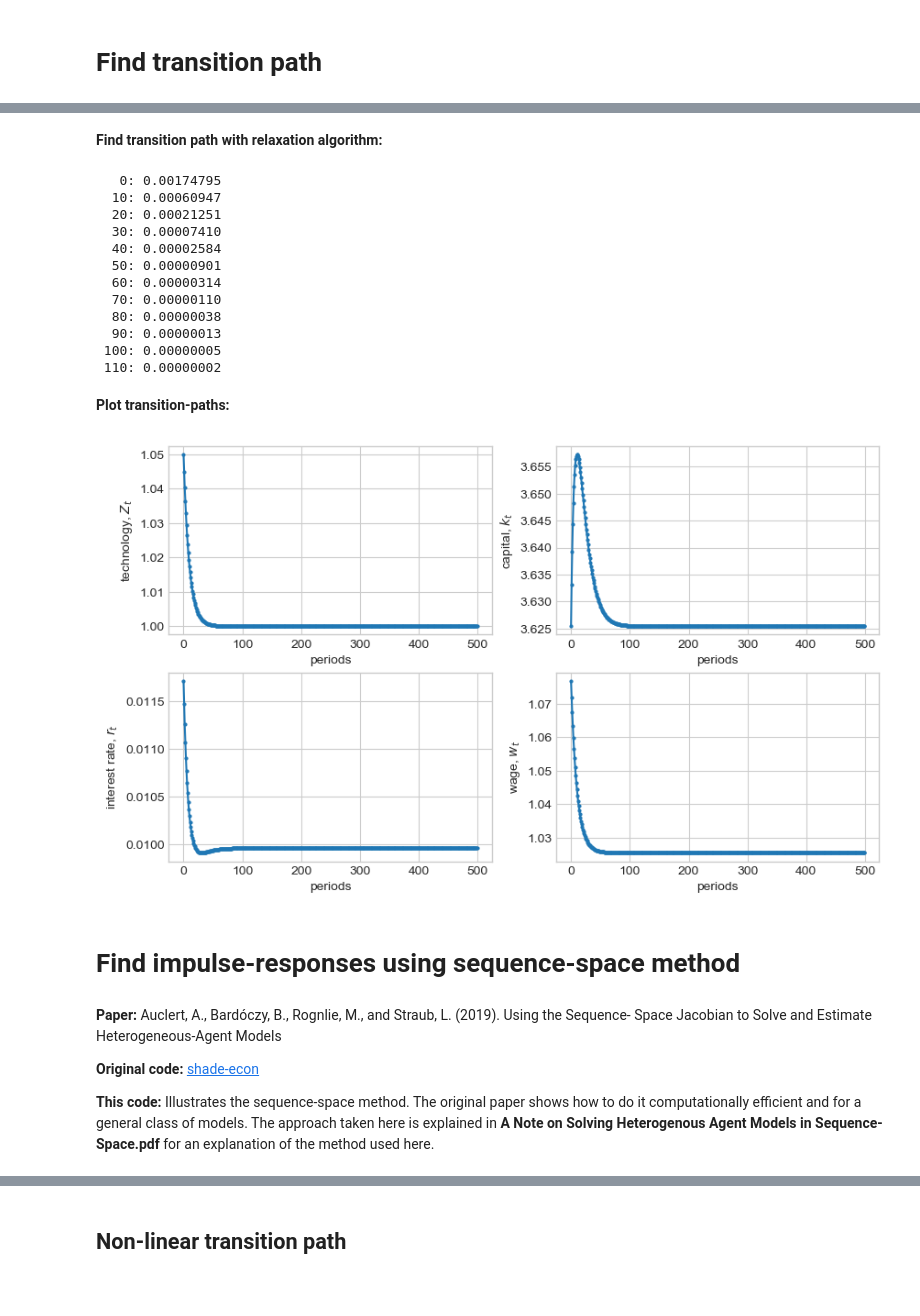
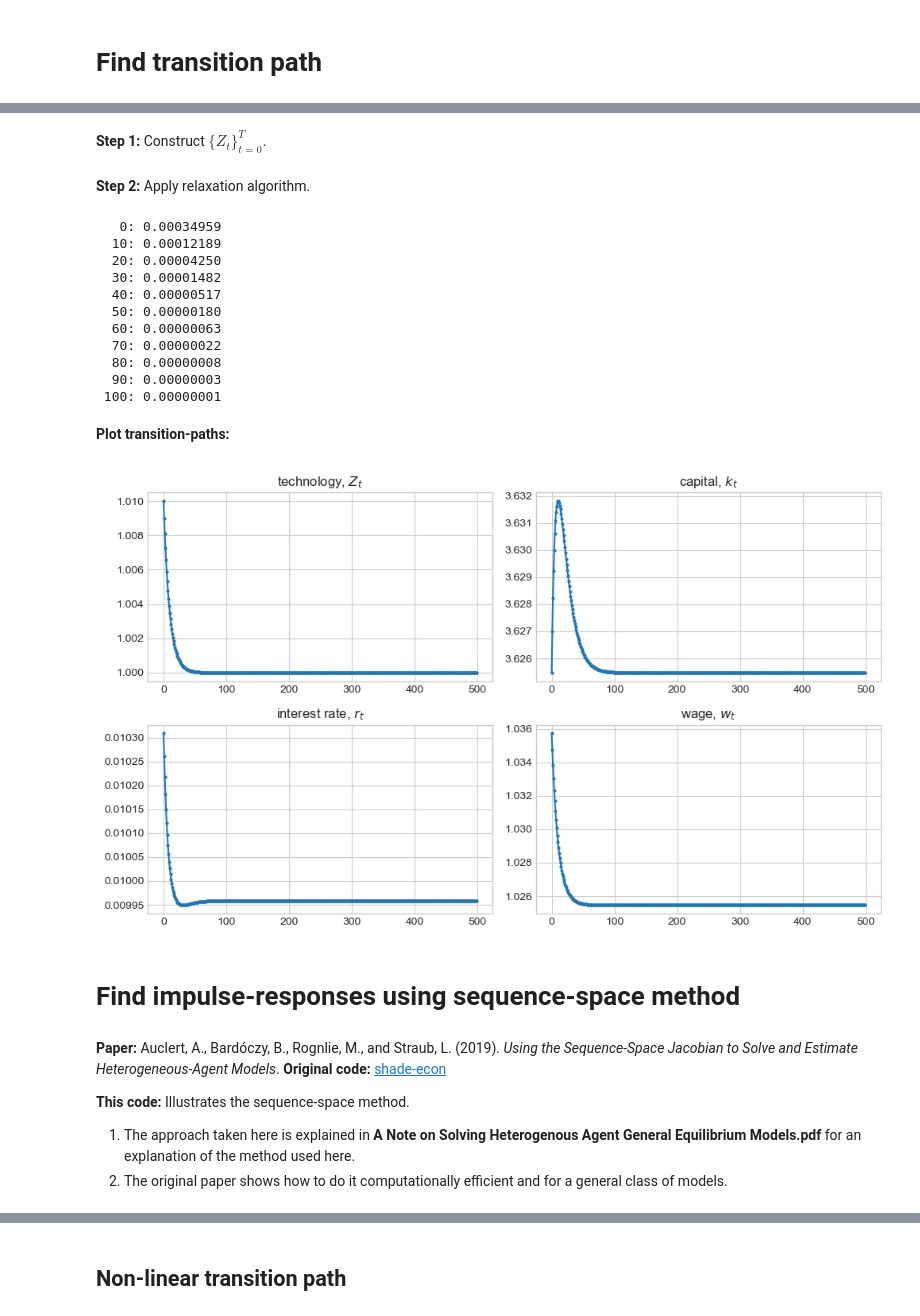
Before and after one commit to NumEconCopenhagen/ConsumptionSavingNotebooks, a Jupyter notebook: DynamicProgramming/05. General Equilibrium.ipynb, the cells around one changed output, grey strips where cells are left out. Saved outputs shown, nothing was run; the diff lists cells and outputs as text; code cells hidden in the pictures; blank space fills up the shorter version.

Commit message:
Update of general equilibrium and misc

```diff
--- a/DynamicProgramming/05. General Equilibrium.ipynb
+++ b/DynamicProgramming/05. General Equilibrium.ipynb
@@ -209,13 +209,15 @@ if DO_VARY_SIGMA_E:
 # %%
-shock = 1.05
-persistence = 0.9
+shock = 1.01
+persistence = 0.90
+# %% [markdown]
+**Step 1:** Construct $\{Z_t\}_{t=0}^{T}$.
 # %%
 path_Z = np.ones(par.path_T)
 path_Z[0] = shock*par.Z
 for t in range(1,par.path_T):
     path_Z[t] = persistence*path_Z[t-1] + (1-persistence)*par.Z
 # %% [markdown]
-**Find transition path with relaxation algorithm:**
+**Step 2:** Apply relaxation algorithm.
 # %%
 # a. allocate
 path_r = np.repeat(model.par.r_ss,par.path_T) # use steady state as initial guess
@@ -233,7 +235,7 @@ path_K[0] = np.sum(model.sim.D*model.sol.a) # capital is pre-determined
 while True:
 
     # i. solve and simulate
-    model.solve_household_path(path_r)
+    model.solve_household_path(path_r) # automatic update of path_w
     model.simulate_household_path()
 
     # ii. implied prices
@@ -257,51 +259,48 @@ while True:
 for t in range(par.path_T):
     path_w[t] = model.implied_w(path_r[t],path_Z[t])
 # %% [output]
-   0: 0.00174795
-  10: 0.00060947
-  20: 0.00021251
-  30: 0.00007410
-  40: 0.00002584
-  50: 0.00000901
-  60: 0.00000314
-  70: 0.00000110
-  80: 0.00000038
-  90: 0.00000013
- 100: 0.00000005
- 110: 0.00000002
+   0: 0.00034959
+  10: 0.00012189
+  20: 0.00004250
+  30: 0.00001482
+  40: 0.00000517
+  50: 0.00000180
+  60: 0.00000063
+  70: 0.00000022
+  80: 0.00000008
+  90: 0.00000003
+ 100: 0.00000001
 # %% [markdown]
 **Plot transition-paths:**
 # %%
 fig = plt.figure(figsize=(10,6),dpi=100)
 
 ax = fig.add_subplot(2,2,1)
 ax.plot(np.arange(par.path_T),path_Z,'-o',ms=2)
-ax.set_xlabel('periods')
-ax.set_ylabel('technology, $Z_t$');
+ax.set_title('technology, $Z_t$');
 
 ax = fig.add_subplot(2,2,2)
 ax.plot(np.arange(par.path_T),path_K,'-o',ms=2)
-ax.set_xlabel('periods')
-ax.set_ylabel('capital, $k_t$');
+ax.set_title('capital, $k_t$');
 
 ax = fig.add_subplot(2,2,3)
 ax.plot(np.arange(par.path_T),path_r,'-o',ms=2)
-ax.set_xlabel('periods')
-ax.set_ylabel('interest rate, $r_t$');
+ax.set_title('interest rate, $r_t$');
 
 ax = fig.add_subplot(2,2,4)
 ax.plot(np.arange(par.path_T),path_w,'-o',ms=2)
-ax.set_xlabel('periods')
-ax.set_ylabel('wage, $w_t$');
+ax.set_title('wage, $w_t$')
+
+fig.tight_layout()
 # %% [output]
-[figure, old version]
+[figure, new version]
 # %% [markdown]
 # Find impulse-responses using sequence-space method
 # %% [markdown]
-**Paper:** Auclert, A., Bardóczy, B., Rognlie, M., and Straub, L. (2019). Using the Sequence-
-Space Jacobian to Solve and Estimate Heterogeneous-Agent Models
+**Paper:** Auclert, A., Bardóczy, B., Rognlie, M., and Straub, L. (2019). *Using the Sequence-Space Jacobian to Solve and Estimate Heterogeneous-Agent Models*. **Original code:** [shade-econ](https://github.com/shade-econ/sequence-jacobian/#sequence-space-jacobian)
 
-**Original code:** [shade-econ](https://github.com/shade-econ/sequence-jacobian/#sequence-space-jacobian)
+**This code:** Illustrates the sequence-space method.
 
-**This code:** Illustrates the sequence-space method. The original paper shows how to do it computationally efficient and for a general class of models. The approach taken here is explained in **A Note on Solving Heterogenous Agent Models in Sequence-Space.pdf** for an explanation of the method used here.
+1. The approach taken here is explained in **A Note on Solving Heterogenous Agent General Equilibrium Models.pdf** for an explanation of the method used here.
+2. The original paper shows how to do it computationally efficient and for a general class of models.
 # %%
```
Also changed, not shown: parts of 30 cells of this notebook, 7 other files.
